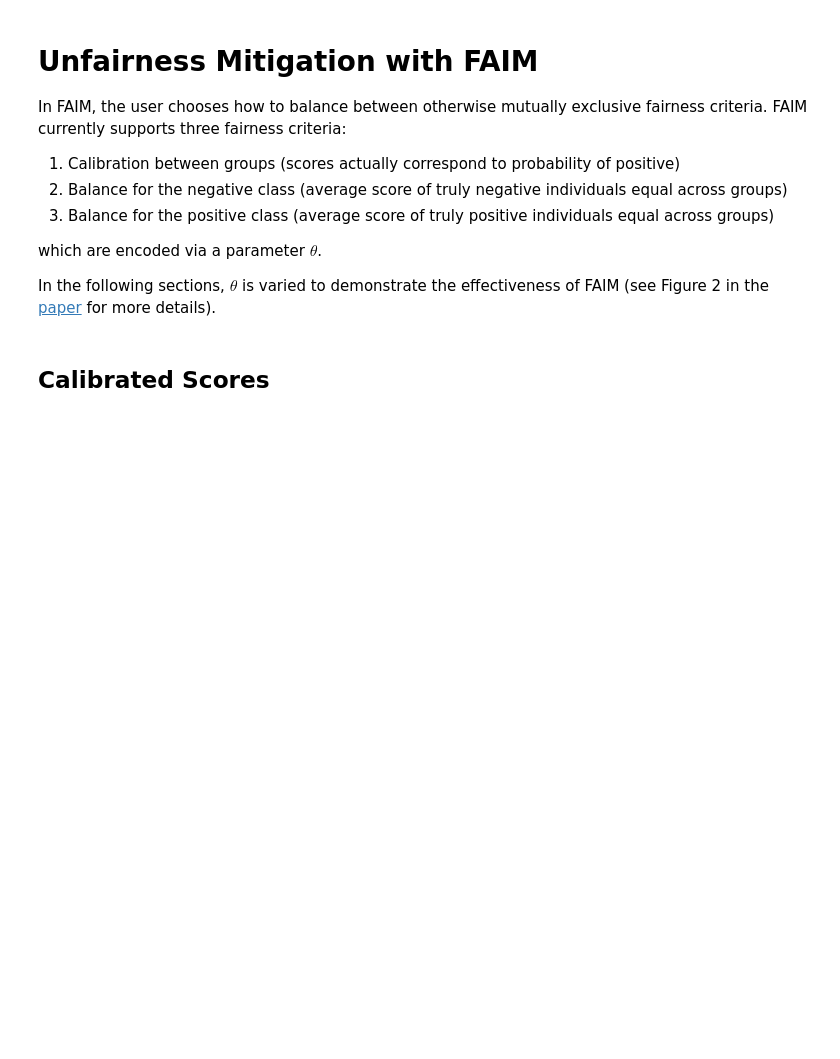
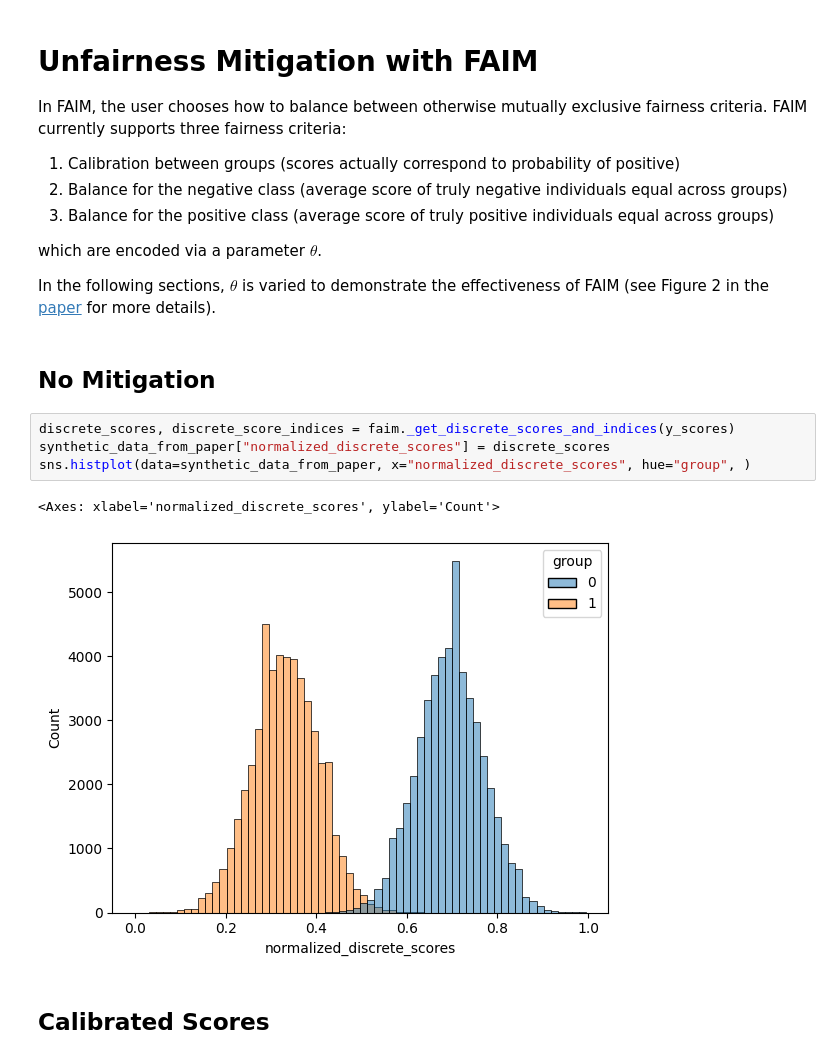
Before and after one commit to aloosley/faim, a Jupyter notebook: notebooks/fairlearn-api.ipynb, the cells around one changed output. Saved outputs shown, nothing was run; the diff lists cells and outputs as text; blank space fills up the shorter version.

Commit message:
synthetic data experiments, figures, and explanations

```diff
--- a/notebooks/fairlearn-api.ipynb
+++ b/notebooks/fairlearn-api.ipynb
@@ -67,6 +67,15 @@ FAIM currently supports three fairness criteria:
 which are encoded via a parameter $\theta$.
 
 In the following sections, $\theta$ is varied to demonstrate the effectiveness of FAIM (see Figure 2 in the [paper](https://arxiv.org/abs/2212.00469) for more details).
+# %% [markdown]
+## No Mitigation
+# %%
+discrete_scores, discrete_score_indices = faim._get_discrete_scores_and_indices(y_scores)
+synthetic_data_from_paper["normalized_discrete_scores"] = discrete_scores
+sns.histplot(data=synthetic_data_from_paper, x="normalized_discrete_scores", hue="group", )
+# %% [output]
+<Axes: xlabel='normalized_discrete_scores', ylabel='Count'>
+[figure, added]
 # %% [markdown]
 ## Calibrated Scores
 # %%
```
Also changed, not shown: parts of 17 cells of this notebook.
